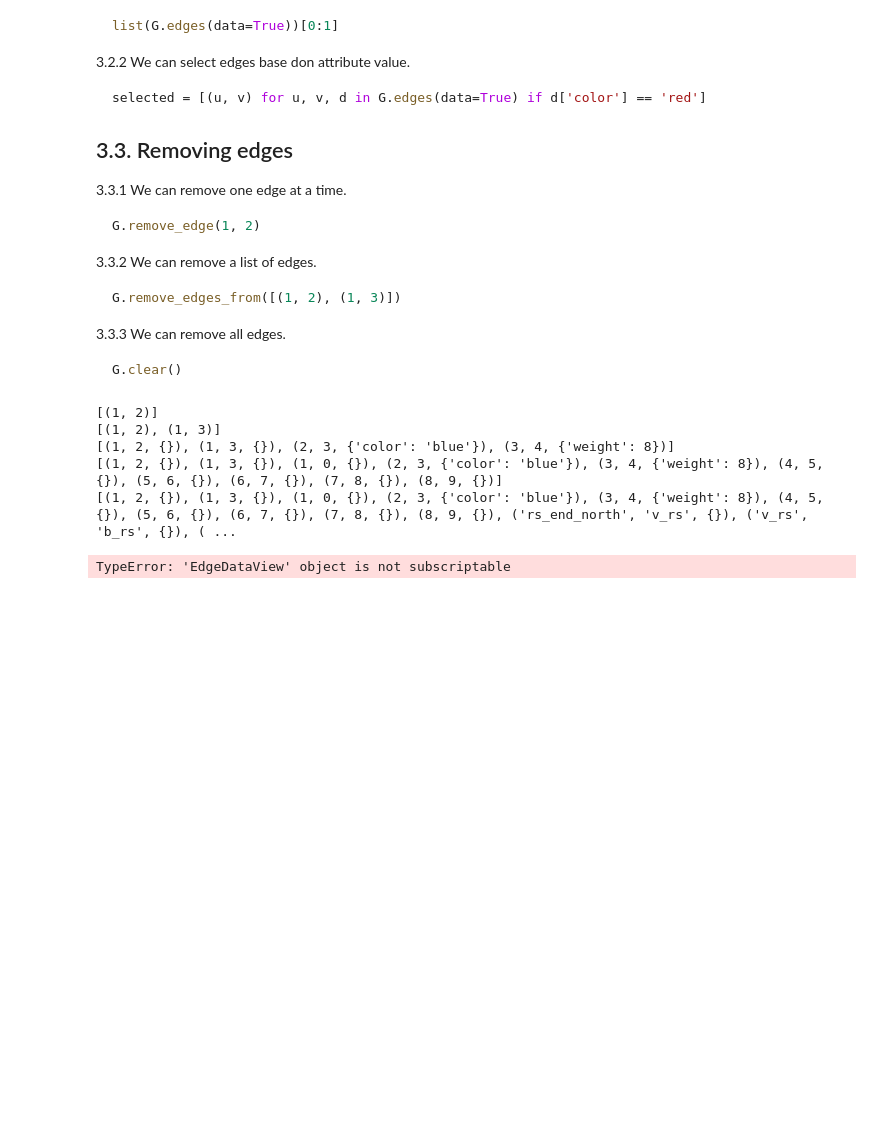
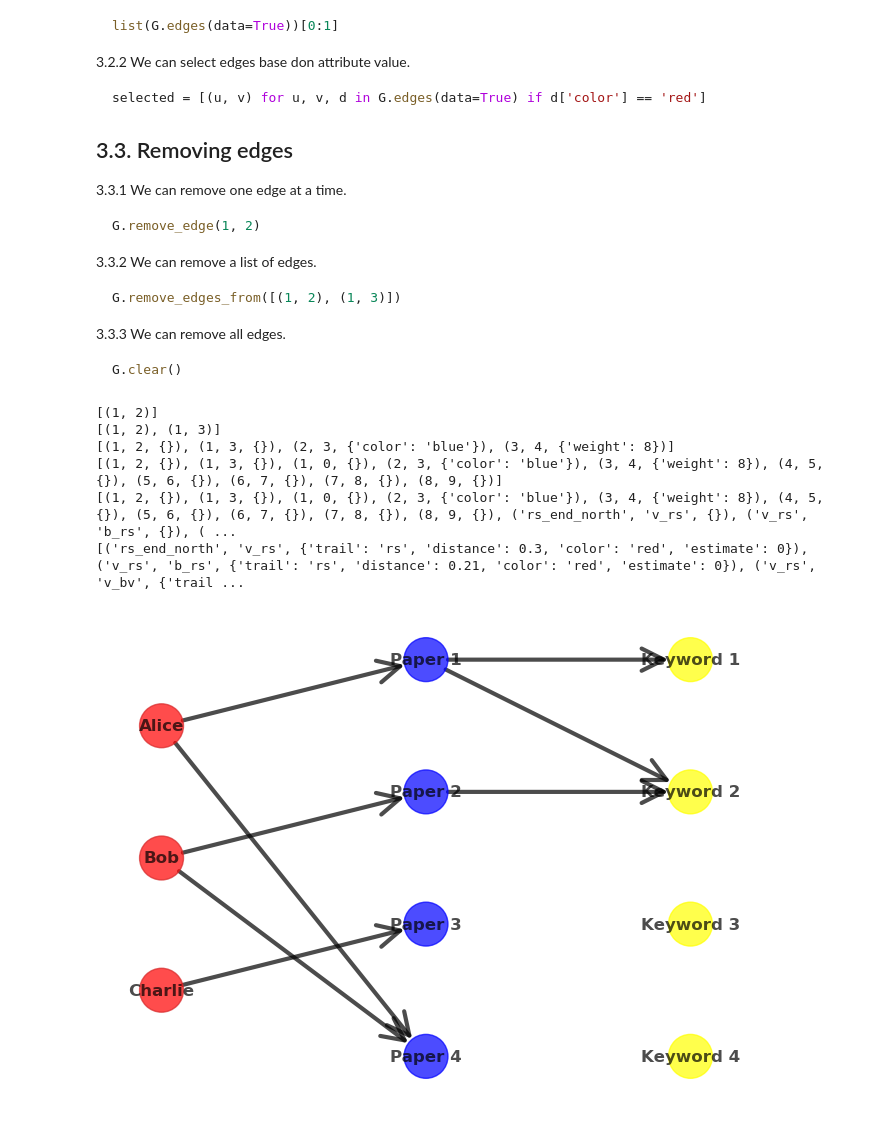
Before and after one commit to jtuchinsky/graphs, a Jupyter notebook: NetworkX Overwview.ipynb, the cells around one changed output. Saved outputs shown, nothing was run; the diff lists cells and outputs as text; code cells hidden in the pictures; blank space fills up the shorter version.

Commit message:
EXperimenting with Graph visualization

```diff
--- a/NetworkX Overwview.ipynb
+++ b/NetworkX Overwview.ipynb
@@ -292,11 +292,72 @@ G.clear()
 for i, edgelist_row in edgelist.iterrows():
     G.add_edge(edgelist_row['node1'], edgelist_row['node2'], **(edgelist_row[2:].to_dict()))
 
-print(G.edges(data=True)[(edgelist_row['node1'], edgelist_row['node2'])])
+# print(G.edges(data=True)[(edgelist_row['node1'], edgelist_row['node2'])])
+print(G.edges(data=True))
 # %% [output]
 [(1, 2)]
 [(1, 2), (1, 3)]
 [(1, 2, {}), (1, 3, {}), (2, 3, {'color': 'blue'}), (3, 4, {'weight': 8})]
 [(1, 2, {}), (1, 3, {}), (1, 0, {}), (2, 3, {'color': 'blue'}), (3, 4, {'weight': 8}), (4, 5, {}), (5, 6, {}), (6, 7, {}), (7, 8, {}), (8, 9, {})]
 [(1, 2, {}), (1, 3, {}), (1, 0, {}), (2, 3, {'color': 'blue'}), (3, 4, {'weight': 8}), (4, 5, {}), (5, 6, {}), (6, 7, {}), (7, 8, {}), (8, 9, {}), ('rs_end_north', 'v_rs', {}), ('v_rs', 'b_rs', {}), ( ...
+[('rs_end_north', 'v_rs', {'trail': 'rs', 'distance': 0.3, 'color': 'red', 'estimate': 0}), ('v_rs', 'b_rs', {'trail': 'rs', 'distance': 0.21, 'color': 'red', 'estimate': 0}), ('v_rs', 'v_bv', {'trail ...
-TypeError: 'EdgeDataView' object is not subscriptable
+# %%
+# 4. Draw multipartite graph
+
+# Node sets (adjust names and sizes as needed)
+authors = ["Alice", "Bob", "Charlie"]
+papers = ["Paper 1", "Paper 2", "Paper 3", "Paper 4"]
+keywords = ["Keyword 1", "Keyword 2", "Keyword 3", "Keyword 4"]
+
+# Edges (update with your connections)
+edges = [
+    ("Alice", "Paper 1", "Authored"),
+    ("Bob", "Paper 2", "Authored"),
+    ("Charlie", "Paper 3", "Authored"),
+    ("Alice", "Paper 4", "Co-authored"),
+    ("Bob", "Paper 4", "Co-authored"),
+    ("Paper 1", "Keyword 1", "Contains"),
+    ("Paper 1", "Keyword 2", "Contains"),
+    ("Paper 2", "Keyword 2", "Contains"),
+    # ... add more edges as needed
+]
+
+BG = nx.MultiGraph()
+
+# Add nodes with bipartite information
+BG.add_nodes_from(authors, bipartite=0, node_color="red", node_border_color="tab:red", node_size=1000, node_shape="s")
+BG.add_nodes_from(papers, bipartite=1, node_color="blue", node_border_color="blue", node_size=1000, node_shape="s")
+BG.add_nodes_from(keywords, bipartite=2, node_color="yellow", node_border_color="yellow", node_size=1000, node_shape="s")
+
+# Add edges with edge labels (optional)
+BG.add_edges_from(edges)
+
+# print(BG.nodes(data=True))
+
+pos = nx.multipartite_layout(BG, subset_key="bipartite")
+
+# print(pos)
+# nx.draw(BG, pos, node_size=1000, alpha=0.7, with_labels=True, font_weight='bold', font_size=12, width=3, edge_color="blue")
+
+colors, border_colors, shapes = zip(*[(d["node_color"], d["node_border_color"], d["node_shape"]) for _, d in BG.nodes(data=True)])
+
+# node_shape=shapes,
+
+# node_colors = ['c' if d["bipartite"] == 0 else 'y' if d["bipartite"] == 2 else 'm' for _, d in BG.nodes(data=True)]
+nx.draw(BG, pos,
+        node_size=1000,
+        alpha=0.7,
+        node_color=colors,
+        edgecolors = border_colors,
+        with_labels=True,
+        font_weight='bold',
+        font_size=12,
+        width=3,
+        arrows=True,
+        arrowstyle="->",
+        arrowsize=40,
+    )
+plt.axis("off")
+plt.show()
+# %% [output]
+[figure, added]
```
